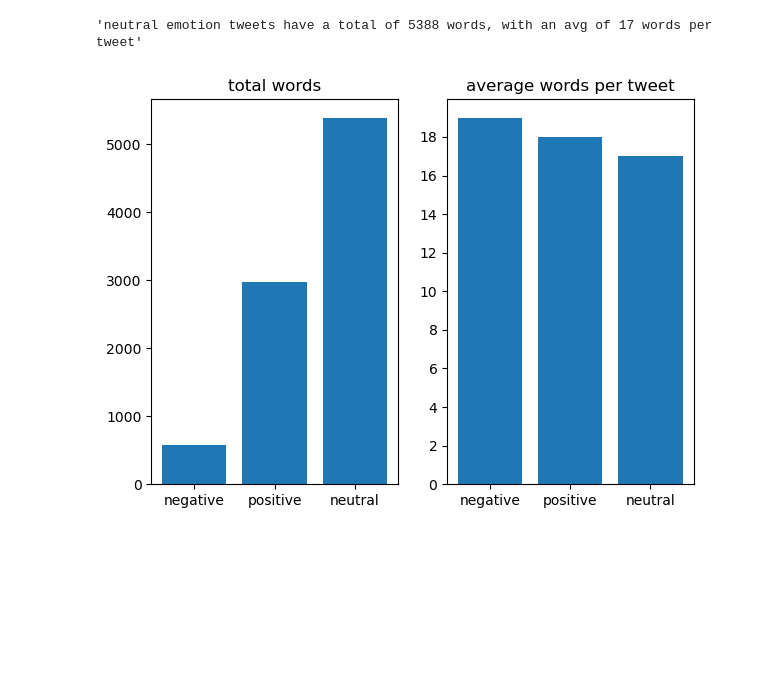
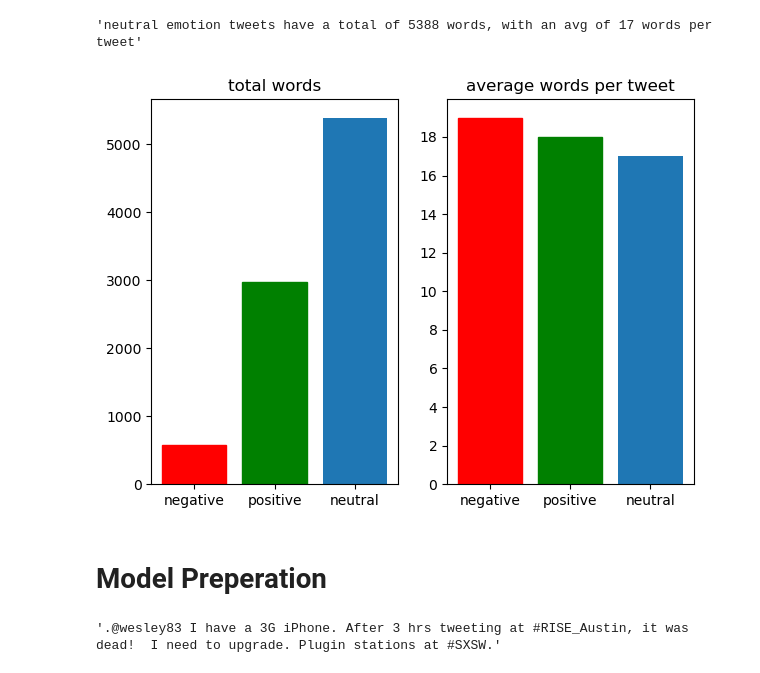
Before and after one commit to Djohnson1313/classifying_tweets, a Jupyter notebook: notebook.ipynb, the cells around one changed output. Saved outputs shown, nothing was run; the diff lists cells and outputs as text; code cells hidden in the pictures; blank space fills up the shorter version.

```diff
--- a/notebook.ipynb
+++ b/notebook.ipynb
@@ -213,14 +218,24 @@ avg_word_count_per_emotion('neutral')
 # %%
 fig, ax = plt.subplots(1, 2, figsize = (7,5))
 
 lables_0 = ['negative', 'positive', 'neutral']
-ax[0].bar(height = [570, 2978, 5388], x = range(3), tick_label = lables_0)
+bar_0 = ax[0].bar(x = range(3),height = [570, 2978, 5388], tick_label = lables_0)
 ax[0].set_title('total words')
+bar_0[0].set_color('r')
+bar_0[1].set_color('g')
 
 labels_1 = ['negative', 'positive', 'neutral']
-ax[1].bar(height = [19, 18, 17], x = range(3), tick_label = labels_1)
+bar_1 = ax[1].bar(x = range(3), height = [19, 18, 17], tick_label = labels_1)
 ax[1].set_title('average words per tweet')
 plt.locator_params(axis = 'y', nbins = 10)
+bar_1[0].set_color('r')
+bar_1[1].set_color('g')
 plt.show();
 # %% [output]
-[figure, old version]
+[figure, new version]
+# %% [markdown]
+# Model Preperation
+# %%
+df['tweet'][0]
+# %% [output]
+'.@wesley83 I have a 3G iPhone. After 3 hrs tweeting at #RISE_Austin, it was dead!  I need to upgrade. Plugin stations at #SXSW.'
```
Also changed, not shown: parts of 25 cells of this notebook.
